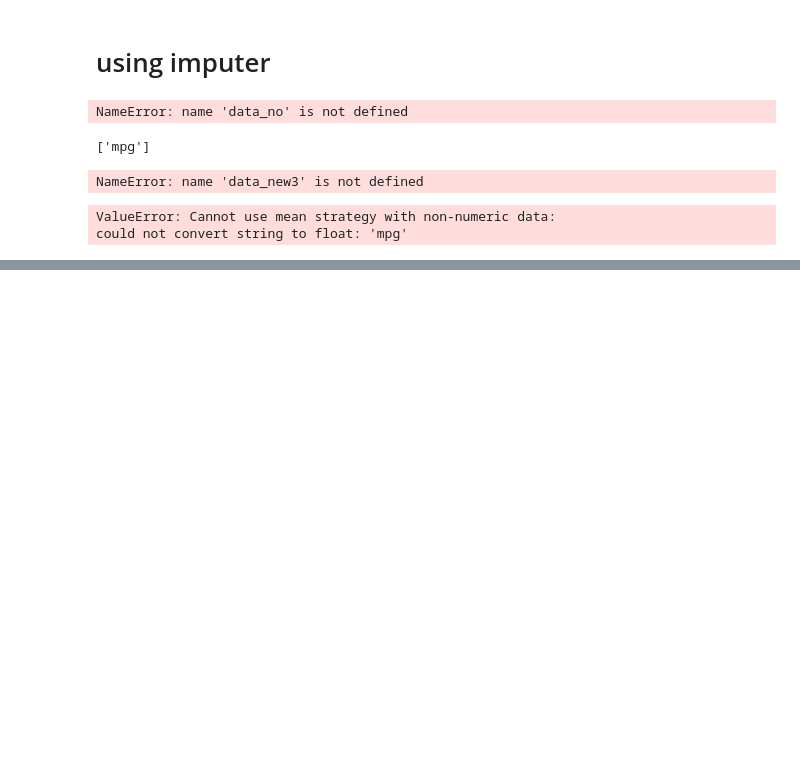
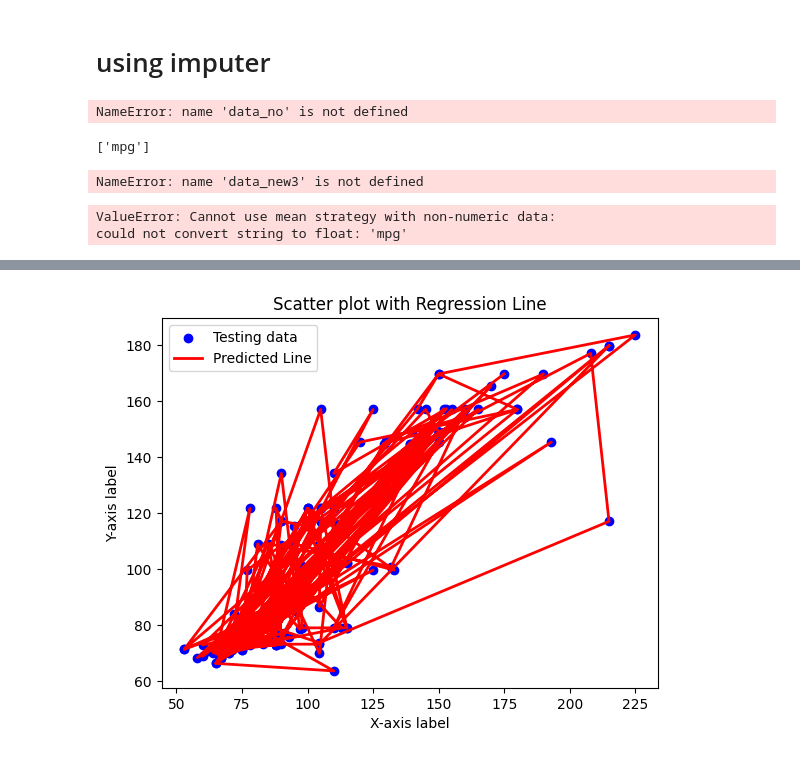
Before and after one commit to nayanraut1412/ML_Practicals, a Jupyter notebook: Practical_3/sample-1.ipynb, the cells around one changed output, grey strips where cells are left out. Saved outputs shown, nothing was run; the diff lists cells and outputs as text; code cells hidden in the pictures; blank space fills up the shorter version.

```diff
--- a/Practical_3/sample-1.ipynb
+++ b/Practical_3/sample-1.ipynb
@@ -560,0 +666,16 @@ could not convert string to float: 'mpg'
+# %%
+# Plotting the scatter plot
+plt.scatter(Y_test, Y_pred, color='blue', label='Testing data')
+
+# Plotting the regression line with predicted values
+plt.plot(Y_test, Y_pred, color='red', linewidth=2, label='Predicted Line')
+
+plt.xlabel('X-axis label')
+plt.ylabel('Y-axis label')
+plt.title('Scatter plot with Regression Line')
+
+plt.legend()
+
+plt.show()
+# %% [output]
+[figure, added]
```
Also changed, not shown: parts of 23 cells of this notebook, 1 other file.
